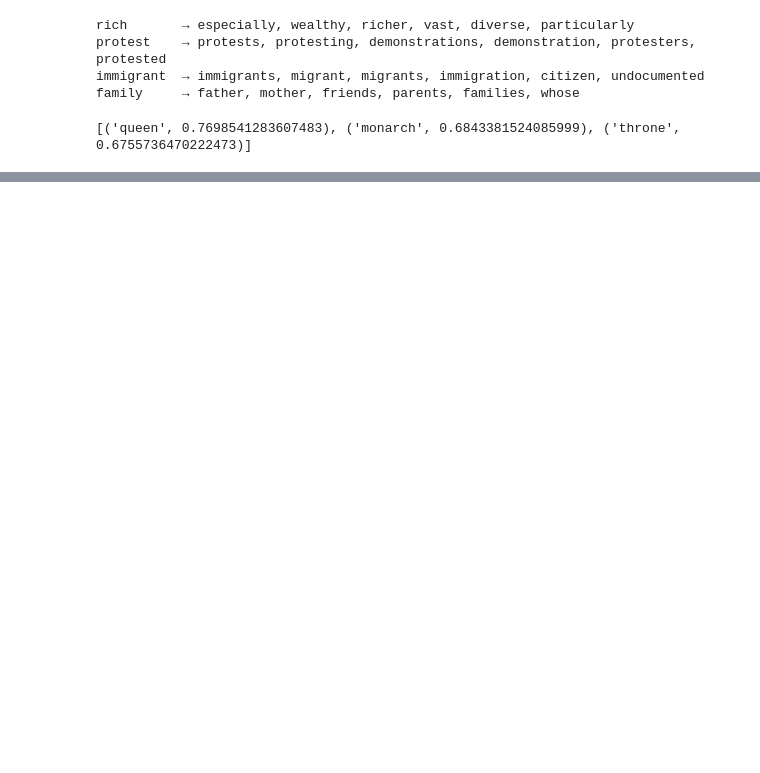
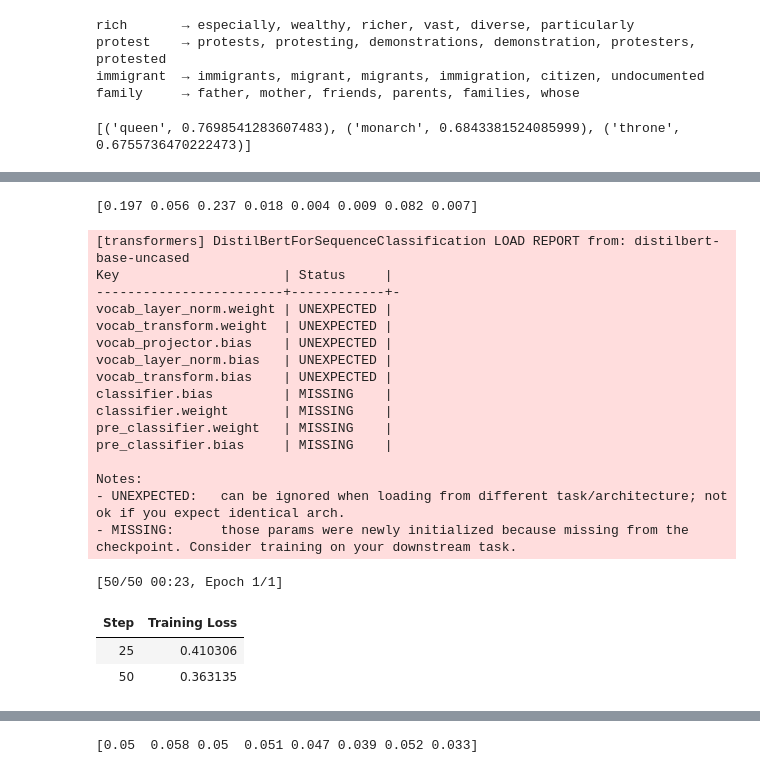
Before and after one commit to mk2615/my-first-repo, a Jupyter notebook: September 9 Lab Practice.ipynb, the cells around one changed output, grey strips where cells are left out. Cells and saved outputs as stored; diff of their text form; code cells hidden in the pictures; blank space fills up the shorter version.

```diff
--- a/September 9 Lab Practice.ipynb
+++ b/September 9 Lab Practice.ipynb
@@ -67,0 +211,15 @@ print(glove.most_similar(positive=["king", "woman"], negative=["man"], topn=3))
+# %%
+# The train_test_split function randomly splits the data into training and test sets
+from sklearn.model_selection import train_test_split
+
+# Define the positive class (religion) as 1, and the negative class (non-religion) as 0
+y = np.array([1 if news.target_names[l] == "talk.religion.misc" else 0 for l in labels])
+
+# Print the proportion of positive class in the dataset: imbalanced, like most real tasks
+print(f"positive class: {y.mean():.1%} of documents")
+
+
+# Split the data into training and test sets, stratifying by the label to maintain class balance
+i_train, i_test = train_test_split(np.arange(len(docs)), test_size=0.3,
+                                   random_state=42, stratify=y)
+print(f"train: {len(i_train)}   test: {len(i_test)}")
@@ -67,0 +287,60 @@ print(glove.most_similar(positive=["king", "woman"], negative=["man"], topn=3))
+# %%
+
+# Fit a logistic regression model on the BERT embeddings and predict probabilities on the test set
+clf_bert = LogisticRegression(max_iter=3000).fit(E[i_train], y[i_train])
+
+# Predict probabilities for the positive class (religion) on the test set
+p_bert   = clf_bert.predict_proba(E[i_test])[:, 1]
+
+# print the first 8 predicted probabilities rounded to 3 decimal places
+print(p_bert[:8].round(3))
+# %% [output]
+[0.197 0.056 0.237 0.018 0.004 0.009 0.082 0.007]
+# %%
+from datasets import Dataset
+from transformers import (AutoModelForSequenceClassification, TrainingArguments,
+                          Trainer, DataCollatorWithPadding)
+
+train_i, test_i = i_train[:400], i_test[:150]
+
+def to_dataset(idxs):
+    d = Dataset.from_dict({"text":  [docs[i][:2000] for i in idxs],
+                           "label": [int(y[i]) for i in idxs]})
+    return d.map(lambda b: tok(b["text"], truncation=True, max_length=128), batched=True)
+
+model = AutoModelForSequenceClassification.from_pretrained(MODEL, num_labels=2)
+args  = TrainingArguments(output_dir="./bert_out", num_train_epochs=1,
+                          per_device_train_batch_size=8, per_device_eval_batch_size=16,
+                          learning_rate=5e-5, logging_steps=25,
+                          save_strategy="no", eval_strategy="no",
+                          report_to=[], use_cpu=True)
+
+trainer = Trainer(model=model, args=args,
+                  train_dataset=to_dataset(train_i), eval_dataset=to_dataset(test_i),
+                  data_collator=DataCollatorWithPadding(tok))   # pads each batch to equal length
+trainer.train()
+
+logits = trainer.predict(to_dataset(test_i)).predictions
+p_ft   = np.exp(logits[:, 1]) / np.exp(logits).sum(1)
+print(p_ft[:8].round(3))
+# %% [output]
+[transformers] DistilBertForSequenceClassification LOAD REPORT from: distilbert-base-uncased
+Key                     | Status     |
+------------------------+------------+-
+vocab_layer_norm.weight | UNEXPECTED |
+vocab_transform.weight  | UNEXPECTED |
+vocab_projector.bias    | UNEXPECTED |
+vocab_layer_norm.bias   | UNEXPECTED |
+vocab_transform.bias    | UNEXPECTED |
+classifier.bias         | MISSING    |
+classifier.weight       | MISSING    |
+pre_classifier.weight   | MISSING    |
+pre_classifier.bias     | MISSING    |
+
+Notes:
+- UNEXPECTED:   can be ignored when loading from different task/architecture; not ok if you expect identical arch.
+- MISSING:      those params were newly initialized because missing from the checkpoint. Consider training on your downstream task.
+[50/50 00:23, Epoch 1/1]
+| Step | Training Loss |
+| 25 | 0.410306 |
+| 50 | 0.363135 |
@@ -67,0 +348 @@ print(glove.most_similar(positive=["king", "woman"], negative=["man"], topn=3))
+[0.05  0.058 0.05  0.051 0.047 0.039 0.052 0.033]
```
Also changed, not shown: parts of 18 cells of this notebook.
